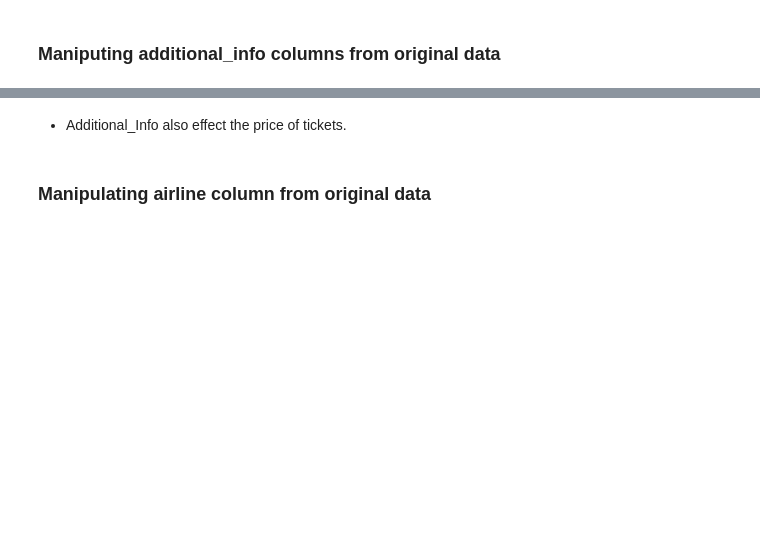
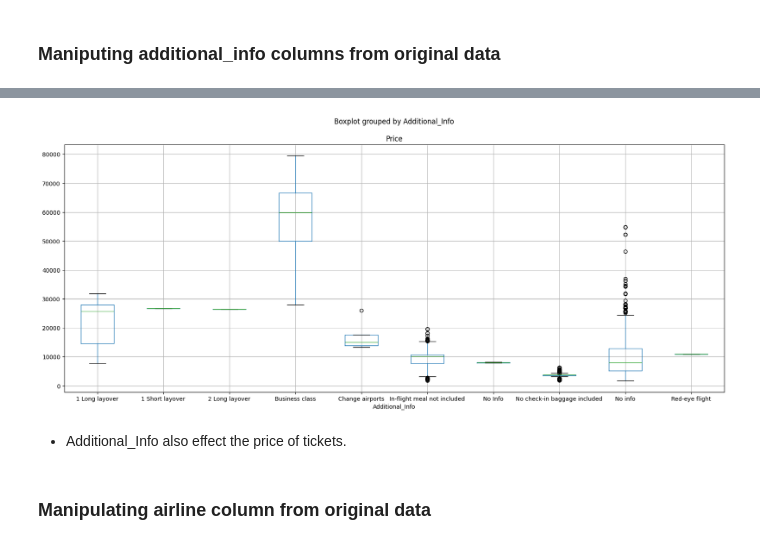
Before and after one commit to Naresh-Dhimal/Datascience-and-ML-using-python, a Jupyter notebook: week7/Day2/ML/task/airtickets_price_prediction.ipynb, the cells around one changed output, grey strips where cells are left out. Drawn from its saved outputs; the diff is of its cells as text; code cells hidden in the pictures; blank space fills up the shorter version.

```diff
--- a/week7/Day2/ML/task/airtickets_price_prediction.ipynb
+++ b/week7/Day2/ML/task/airtickets_price_prediction.ipynb
@@ -505,6 +562,8 @@ df["Additional_Info"].unique()
 # %%
-plt.figure(figsize=(12,12))
-sns.boxplot(x="Price", hue="Additional_Info", data=df)
+df.boxplot(column='Price', by='Additional_Info', figsize=(20, 8))
+plt.show()
+# %% [output]
+[figure, added]
 # %% [markdown]
 * Additional_Info also effect the price of tickets.
 # %% [markdown]
```
Also changed, not shown: parts of 61 cells of this notebook, 1 other file.
